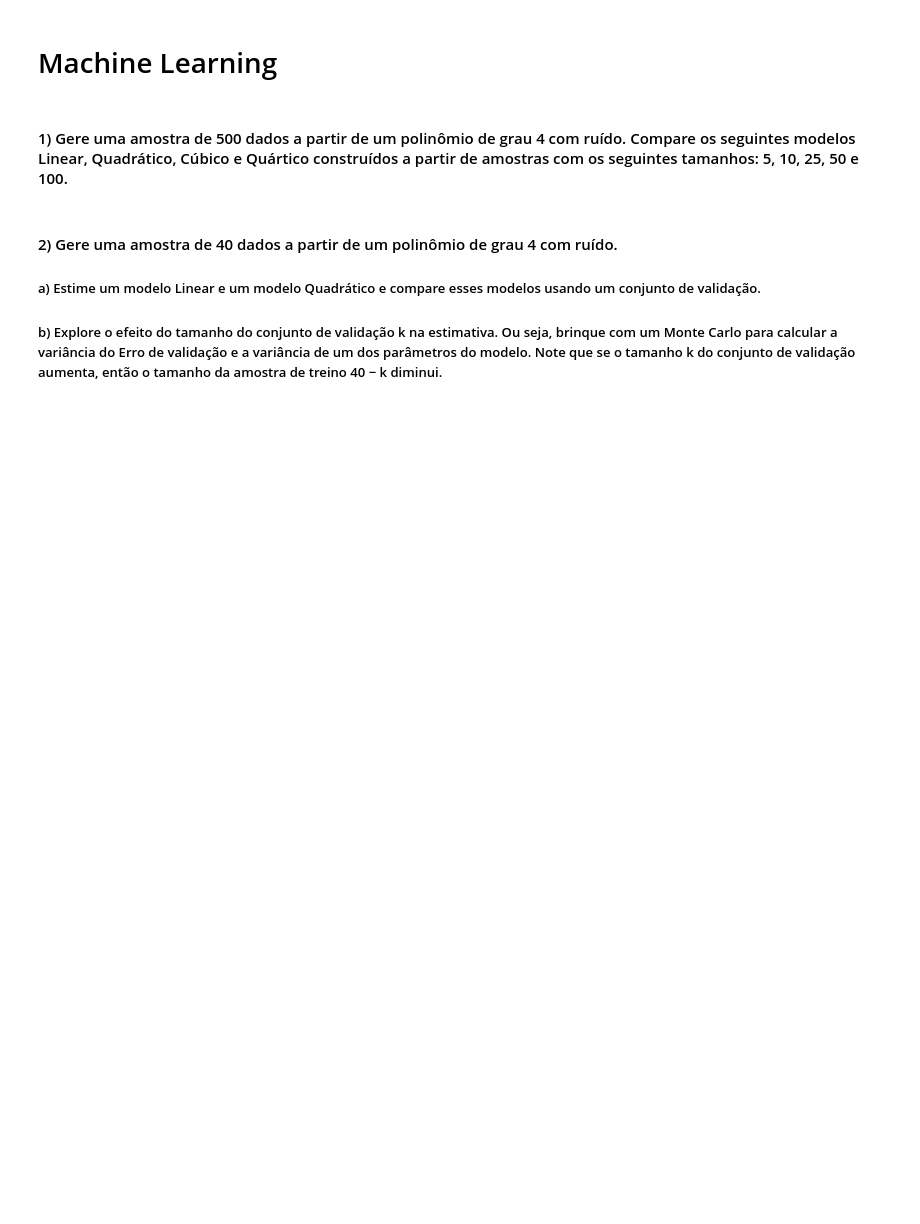
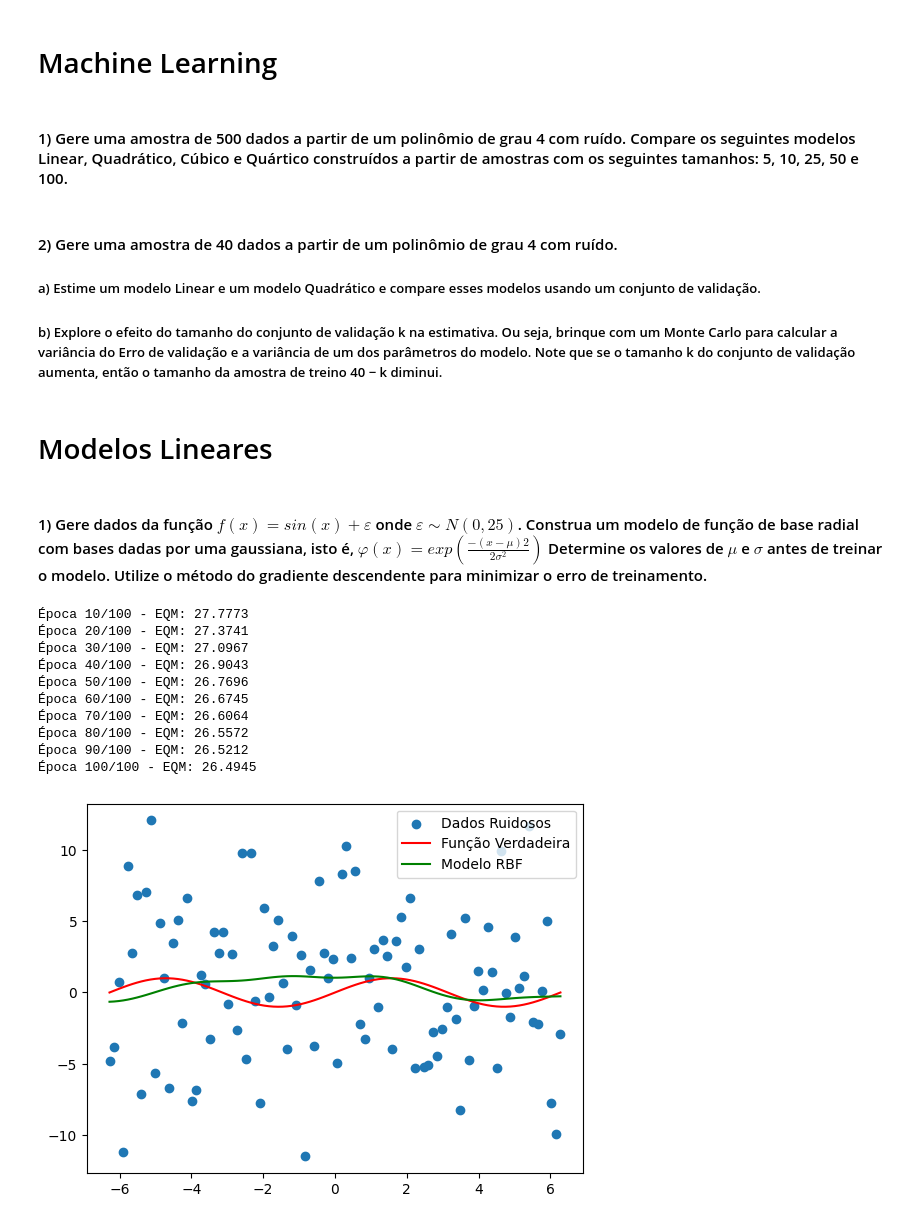
Before and after one commit to r2nery/ml-comp-methods, a Jupyter notebook: modulo-3.ipynb, the cells around one changed output. Saved outputs shown, nothing was run; the diff lists cells and outputs as text; code cells hidden in the pictures; blank space fills up the shorter version.

```diff
--- a/modulo-3.ipynb
+++ b/modulo-3.ipynb
@@ -177,3 +176,7 @@ plt.title("Erro Médio de Validação para Diferentes Graus")
 plt.legend()
 plt.grid(True)
 plt.show()
+# %% [markdown]
+# Modelos Lineares
+# %% [markdown]
+#### 1) Gere dados da função $ f (x) = sin(x) + ε $ onde $ ε ∼ N(0, 25) $. Construa um modelo de função de base radial com bases dadas por uma gaussiana, isto é, $ φ(x) = exp(\frac{−(x − μ)2}{2σ^2})$  Determine os valores de $μ$ e $σ$ antes de treinar o modelo. Utilize o método do gradiente descendente para minimizar o erro de treinamento.
@@ -179,0 +236,37 @@ plt.show()
+# %%
+# Gera dados
+x = np.linspace(-2 * np.pi, 2 * np.pi, 100)
+e = np.random.normal(0, 5, len(x))
+
+y_verdadeiro = np.sin(x)
+y_ruidoso = y_verdadeiro + e
+
+# Cria e treina o modelo RBF
+num_bases = 6
+taxa_aprendizado = 0.001
+num_epocas = 100
+
+modelo_rbf = ModeloRBF(num_bases, taxa_aprendizado, num_epocas)
+modelo_rbf.treinar(x, y_ruidoso)
+
+# Faz previsões usando o modelo RBF treinado
+y_rbf = modelo_rbf.prever(x)
+
+# Visualiza os dados e o modelo RBF
+plt.scatter(x, y_ruidoso, label='Dados Ruidosos')
+plt.plot(x, y_verdadeiro, color='red', label='Função Verdadeira')
+plt.plot(x, y_rbf, color='green', label='Modelo RBF')
+plt.legend()
+plt.show()
+# %% [output]
+Época 10/100 - EQM: 27.7773
+Época 20/100 - EQM: 27.3741
+Época 30/100 - EQM: 27.0967
+Época 40/100 - EQM: 26.9043
+Época 50/100 - EQM: 26.7696
+Época 60/100 - EQM: 26.6745
+Época 70/100 - EQM: 26.6064
+Época 80/100 - EQM: 26.5572
+Época 90/100 - EQM: 26.5212
+Época 100/100 - EQM: 26.4945
+[figure, added]
```
Also changed, not shown: parts of 6 cells of this notebook, 3 other files.
